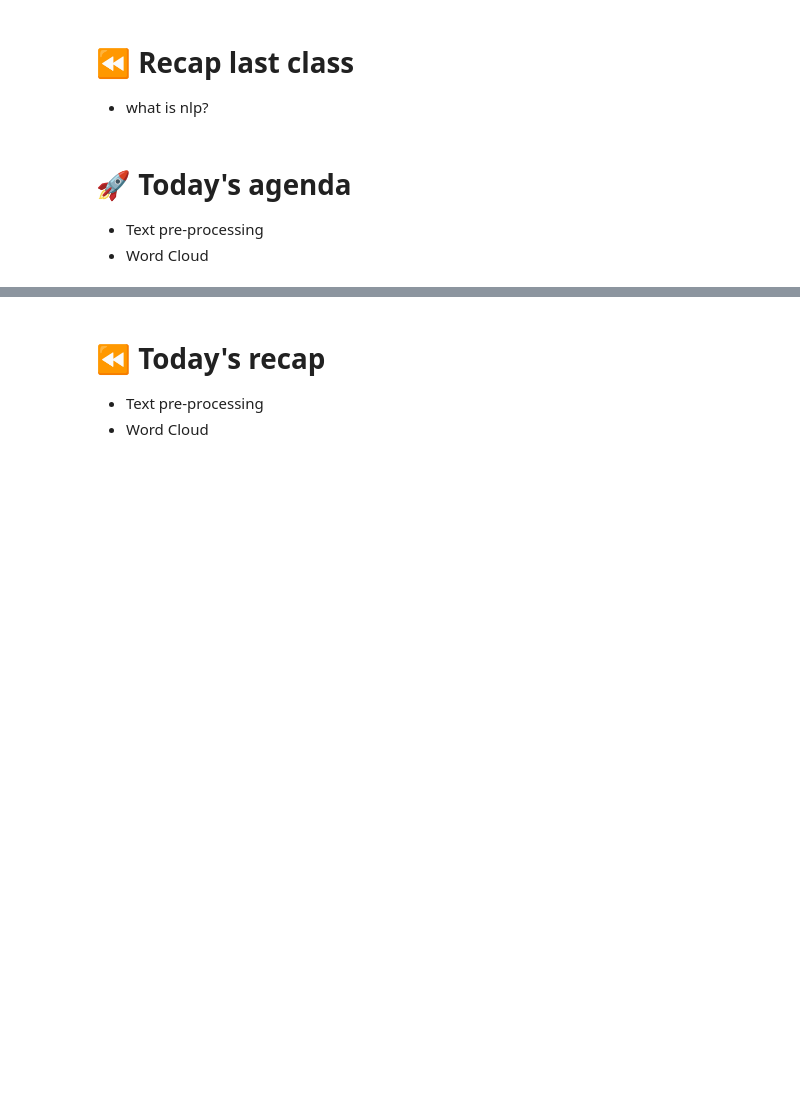
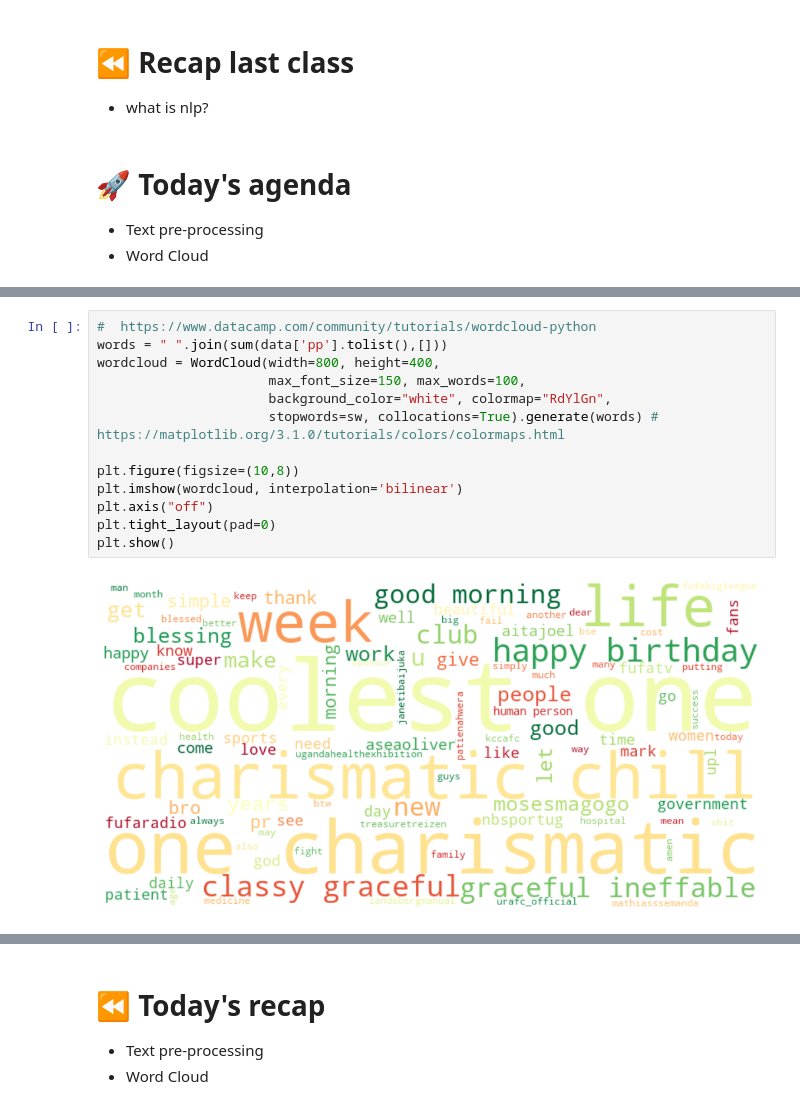
Before and after one commit to CodeYourDreams/DataScience_Burundi2023, a Jupyter notebook: Class 18 - Word Cloud/class_18_wordcloud.ipynb, the cells around one changed output, grey strips where cells are left out. Cells and saved outputs as stored; diff of their text form; blank space fills up the shorter version.

```diff
--- a/Class 18 - Word Cloud/class_18_wordcloud.ipynb
+++ b/Class 18 - Word Cloud/class_18_wordcloud.ipynb
@@ -25,0 +297,15 @@ April 24, 2023
+# %%
+#  https://www.datacamp.com/community/tutorials/wordcloud-python
+words = " ".join(sum(data['pp'].tolist(),[]))
+wordcloud = WordCloud(width=800, height=400,
+                      max_font_size=150, max_words=100,
+                      background_color="white", colormap="RdYlGn",
+                      stopwords=sw, collocations=True).generate(words) # https://matplotlib.org/3.1.0/tutorials/colors/colormaps.html
+
+plt.figure(figsize=(10,8))
+plt.imshow(wordcloud, interpolation='bilinear')
+plt.axis("off")
+plt.tight_layout(pad=0)
+plt.show()
+# %% [output]
+[figure, added]
```
Also changed, not shown: parts of 46 cells of this notebook, 3 other files.
